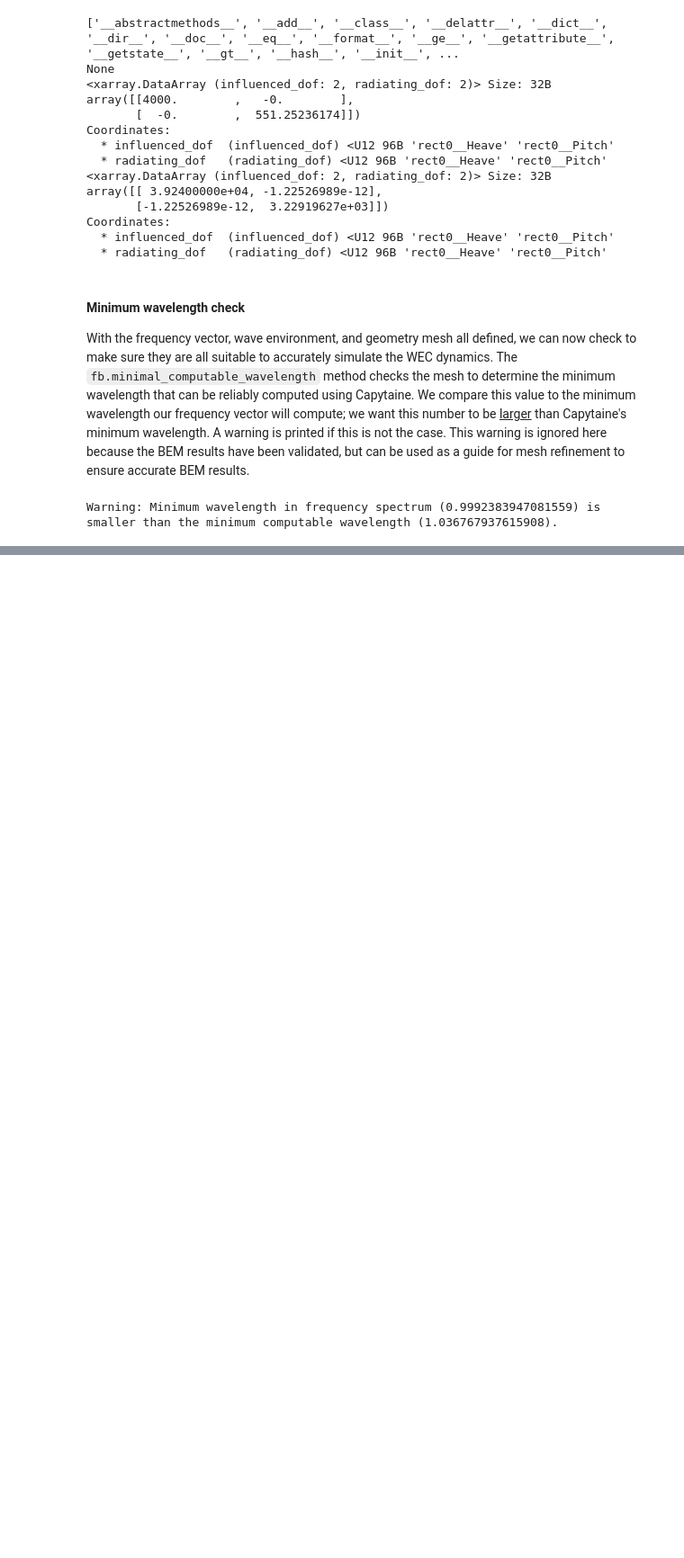
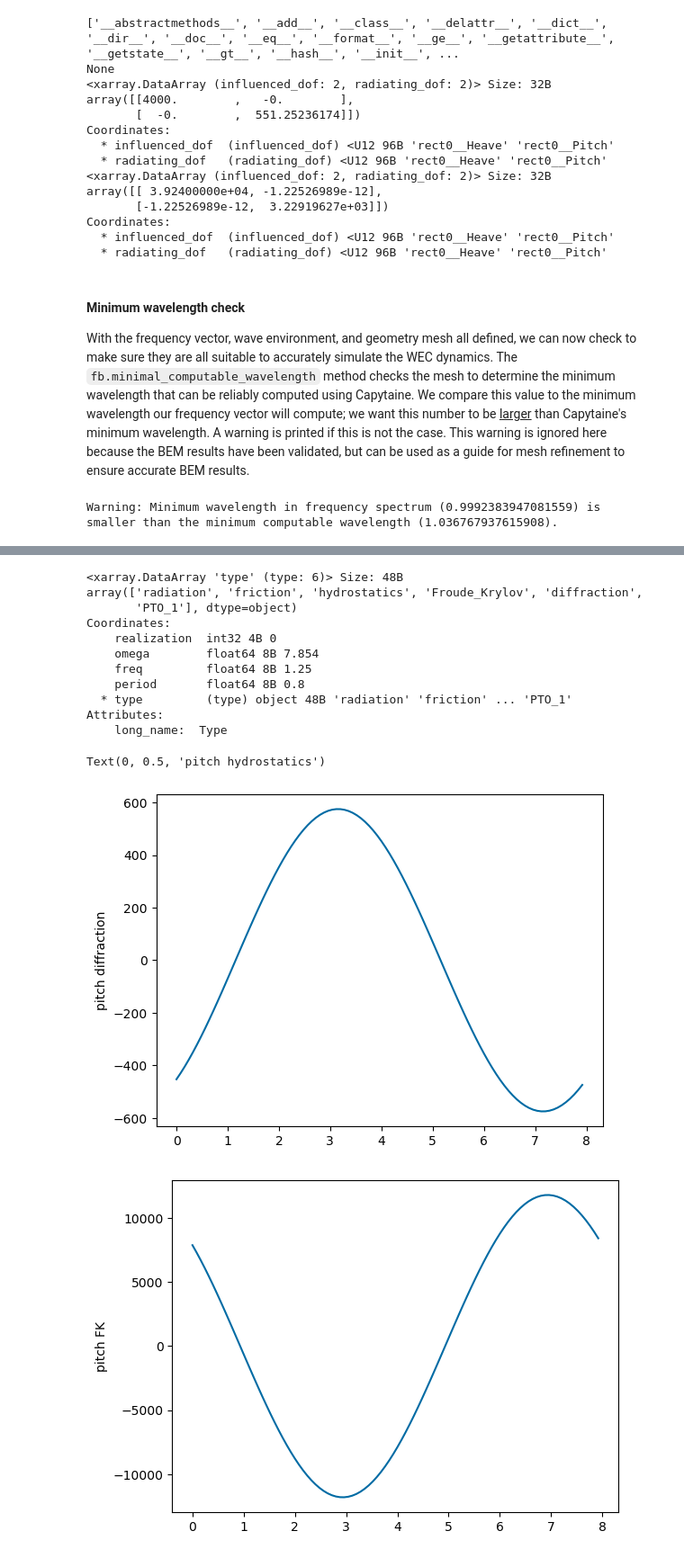
Before and after one commit to jtgrasb/WecOptTool, a Jupyter notebook: examples/attenuatorParallelAxis1Bod.ipynb, the cells around one changed output, grey strips where cells are left out. Shown at 90% size. Drawn from its saved outputs; the diff is of its cells as text; code cells hidden in the pictures; blank space fills up the shorter version.

```diff
--- a/examples/attenuatorParallelAxis1Bod.ipynb
+++ b/examples/attenuatorParallelAxis1Bod.ipynb
@@ -606,0 +454,33 @@ NameError: name 'pto_tdom' is not defined
+# %%
+print(wec_tdom[0]['force']['type'])
+
+plt.figure()
+plt.plot(wec_tdom[0]['time'], np.squeeze(wec_tdom[0]['force'][1].sel(type='diffraction')))
+plt.ylabel('pitch diffraction')
+
+plt.figure()
+plt.plot(wec_tdom[0]['time'], np.squeeze(wec_tdom[0]['force'][1].sel(type='Froude_Krylov')))
+plt.ylabel('pitch FK')
+
+plt.figure()
+plt.plot(wec_tdom[0]['time'], np.squeeze(wec_tdom[0]['force'][1].sel(type='radiation')))
+plt.ylabel('pitch radiation')
+
+plt.figure()
+plt.plot(wec_tdom[0]['time'], np.squeeze(wec_tdom[0]['force'][1].sel(type='hydrostatics')))
+plt.ylabel('pitch hydrostatics')
+# %% [output]
+<xarray.DataArray 'type' (type: 6)> Size: 48B
+array(['radiation', 'friction', 'hydrostatics', 'Froude_Krylov', 'diffraction',
+       'PTO_1'], dtype=object)
+Coordinates:
+    realization  int32 4B 0
+    omega        float64 8B 7.854
+    freq         float64 8B 1.25
+    period       float64 8B 0.8
+  * type         (type) object 48B 'radiation' 'friction' ... 'PTO_1'
+Attributes:
+    long_name:  Type
+Text(0, 0.5, 'pitch hydrostatics')
+[figure, added]
+[figure, added]
```
Also changed, not shown: parts of 19 cells of this notebook, 3 other files.
